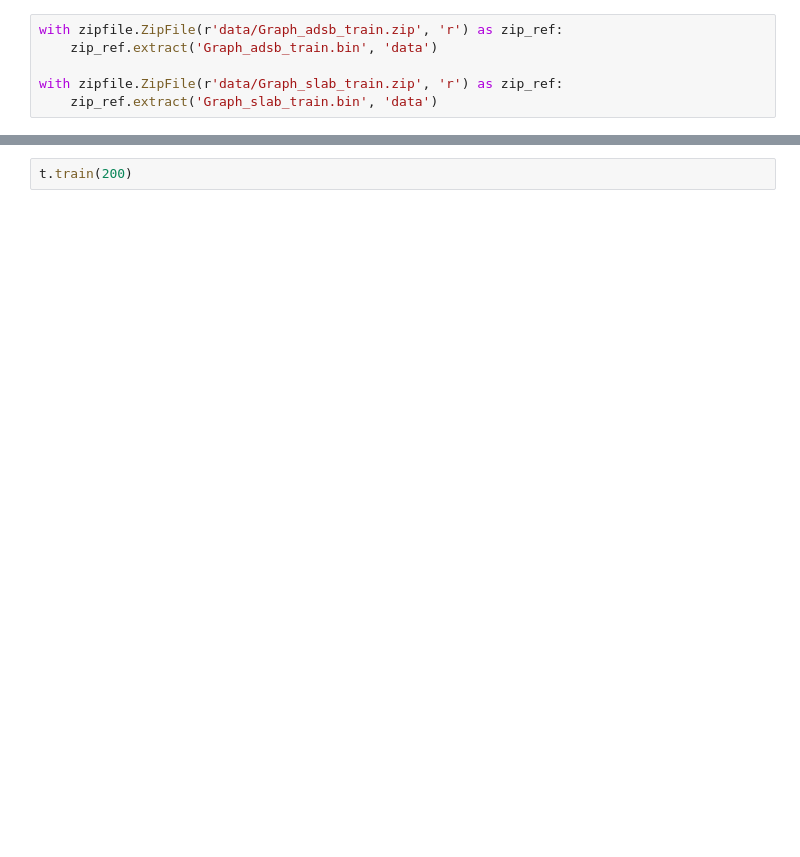
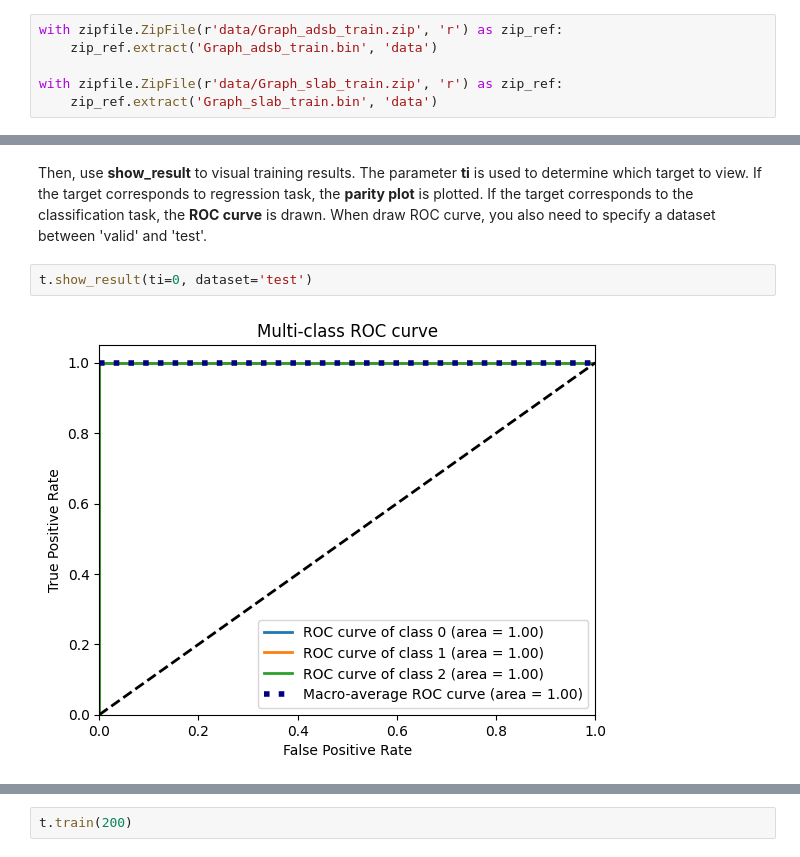
Before and after one commit to jchddd/asgcnn, a Jupyter notebook: Tutorials_model_training.ipynb, the cells around one changed output, grey strips where cells are left out. Drawn from its saved outputs; the diff is of its cells as text; blank space fills up the shorter version.

```diff
--- a/Tutorials_model_training.ipynb
+++ b/Tutorials_model_training.ipynb
@@ -312,0 +295,6 @@ t.init_snapshot_ensembling(cycle_time=5, epoch_each=40)
+# %% [markdown]
+Then, use **show_result** to visual training results. The parameter **ti** is used to determine which target to view. If the target corresponds to regression task, the **parity plot** is plotted. If the target corresponds to the classification task, the **ROC curve** is drawn. When draw ROC curve, you also need to specify a dataset between 'valid' and 'test'.
+# %%
+t.show_result(ti=0, dataset='test')
+# %% [output]
+[figure, added]
```
Also changed, not shown: parts of 195 cells of this notebook, 1 other file.
